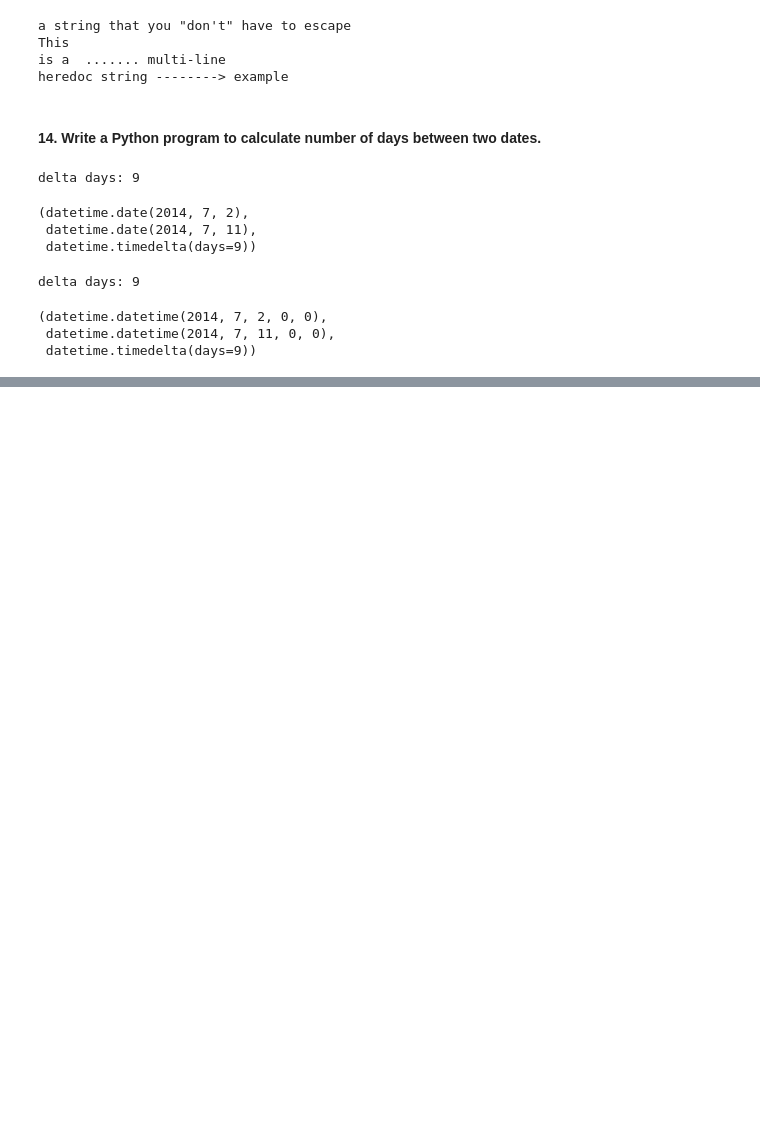
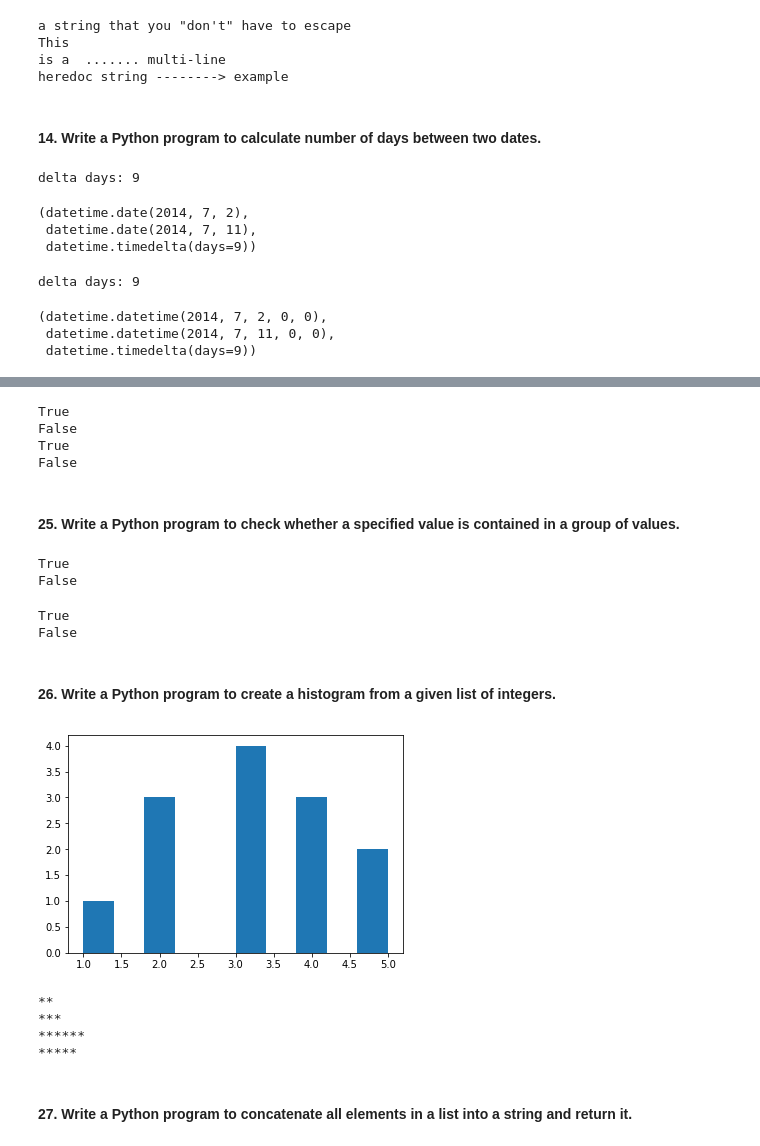
Before and after one commit to KarimaCha/Exercises_Python_NumPy_Pandas, a Jupyter notebook: 01_Python_Exercises_KC.ipynb, the cells around one changed output, grey strips where cells are left out. Drawn from its saved outputs; the diff is of its cells as text; code cells hidden in the pictures; blank space fills up the shorter version.

Commit message:
edit notebook for Python exercises

```diff
--- a/01_Python_Exercises_KC.ipynb
+++ b/01_Python_Exercises_KC.ipynb
@@ -437,0 +668,63 @@ date_1, date_2, delta
+# %%
+def is_vowel(letter):
+    return letter in 'aeiou'  # vowels not needed as list ['a','e','i','o','u'], but works also with string
+
+print(is_vowel('a'))
+print(is_vowel('b'))
+print(is_vowel('u'))
+print(is_vowel('au'))
+# %% [output]
+True
+False
+True
+False
+# %% [markdown]
+#### 25. Write a Python program to check whether a specified value is contained in a group of values.
+# %%
+def is_value_in_group(value, group):
+    return value in group
+
+print(is_value_in_group(3, [1, 5, 8, 3]))
+print(is_value_in_group(-1, [1, 5, 8, 3]))
+# %% [output]
+True
+False
+# %%
+def is_group_member(group_data, n):
+    for value in group_data:
+        if n == value:
+            return True
+    return False
+print(is_group_member([1, 5, 8, 3], 3))
+print(is_group_member([5, 8, 3], -1))
+# %% [output]
+True
+False
+# %% [markdown]
+#### 26. Write a Python program to create a histogram from a given list of integers.
+# %%
+def histogram(integers):
+    import matplotlib.pyplot as plt
+    plt.hist(integers)
+
+histogram([1,2,3,4,5,2,3,4,2,4,5,3,3])
+# %% [output]
+[figure, added]
+# %%
+def histogram(items):
+    for n in items:
+        output = ''
+        times = n
+        while( times > 0 ):
+            output += '*'
+            times = times - 1
+        print(output)
+
+histogram([2, 3, 6, 5])
+# %% [output]
+**
+***
+******
+*****
+# %% [markdown]
+#### 27. Write a Python program to concatenate all elements in a list into a string and return it.
```
Also changed, not shown: parts of 25 cells of this notebook.
